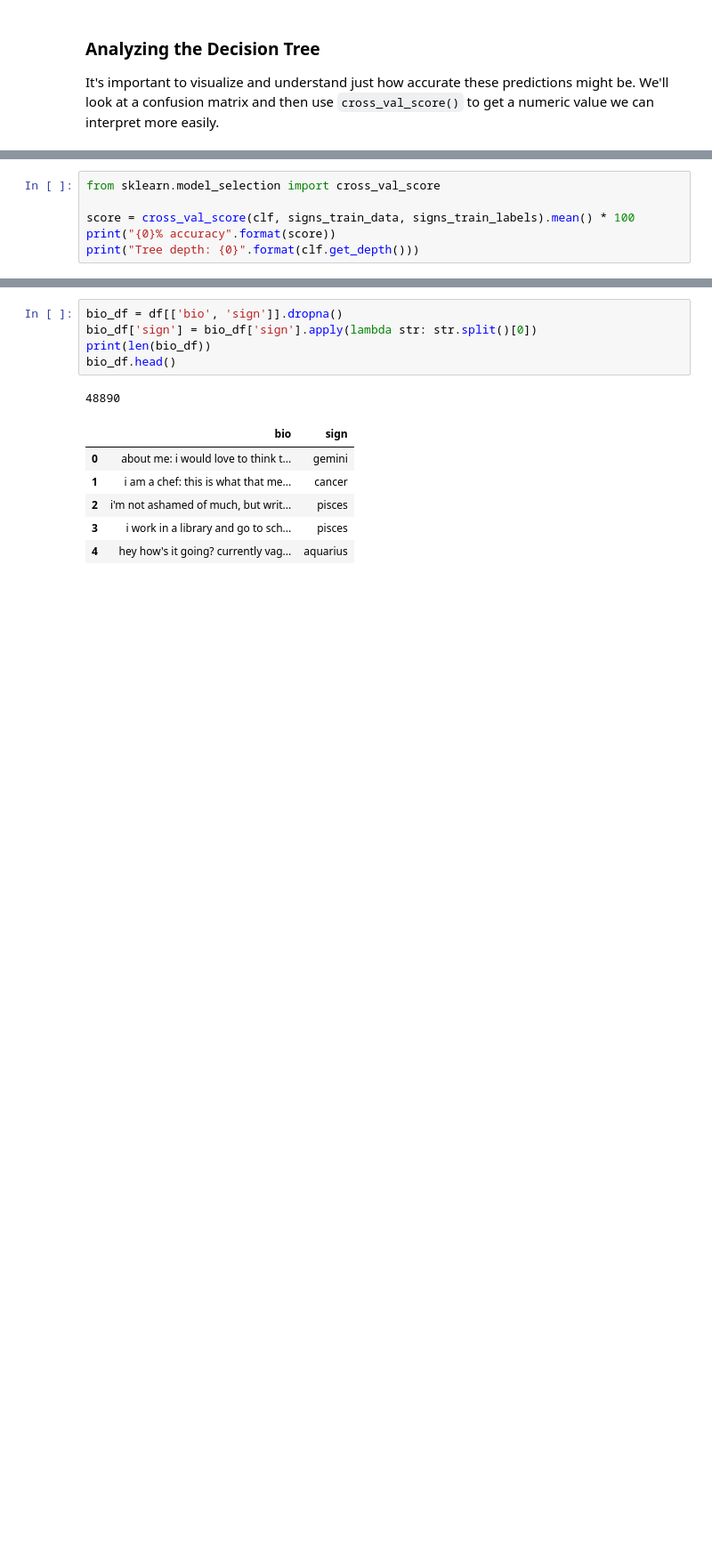
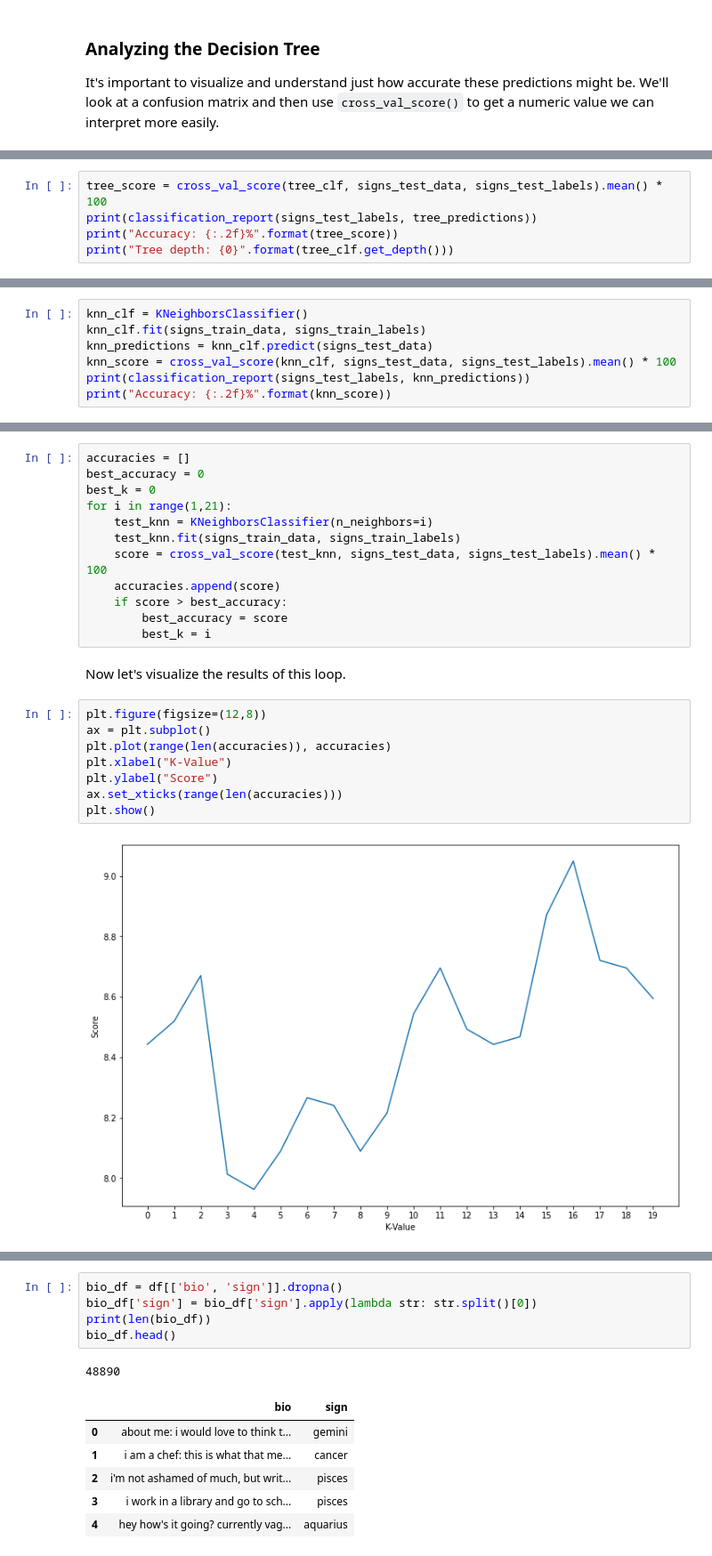
Before and after one commit to arkmalcom/date-a-scientist, a Jupyter notebook: date-a-scientist.ipynb, the cells around one changed output, grey strips where cells are left out. Shown at 89% size. Drawn from its saved outputs; the diff is of its cells as text; blank space fills up the shorter version.

```diff
--- a/date-a-scientist.ipynb
+++ b/date-a-scientist.ipynb
@@ -206,7 +238,6 @@ plt.show()
 # %%
-from sklearn.model_selection import cross_val_score
-
-score = cross_val_score(clf, signs_train_data, signs_train_labels).mean() * 100
-print("{0}% accuracy".format(score))
-print("Tree depth: {0}".format(clf.get_depth()))
+tree_score = cross_val_score(tree_clf, signs_test_data, signs_test_labels).mean() * 100
+print(classification_report(signs_test_labels, tree_predictions))
+print("Accuracy: {:.2f}%".format(tree_score))
+print("Tree depth: {0}".format(tree_clf.get_depth()))
 # %% [output]
@@ -222,0 +269,7 @@ Finally, would it be possible to predict a person's zodiac sign based on the des
+# %%
+knn_clf = KNeighborsClassifier()
+knn_clf.fit(signs_train_data, signs_train_labels)
+knn_predictions = knn_clf.predict(signs_test_data)
+knn_score = cross_val_score(knn_clf, signs_test_data, signs_test_labels).mean() * 100
+print(classification_report(signs_test_labels, knn_predictions))
+print("Accuracy: {:.2f}%".format(knn_score))
@@ -222,0 +301,24 @@ Finally, would it be possible to predict a person's zodiac sign based on the des
+# %%
+accuracies = []
+best_accuracy = 0
+best_k = 0
+for i in range(1,21):
+    test_knn = KNeighborsClassifier(n_neighbors=i)
+    test_knn.fit(signs_train_data, signs_train_labels)
+    score = cross_val_score(test_knn, signs_test_data, signs_test_labels).mean() * 100
+    accuracies.append(score)
+    if score > best_accuracy:
+        best_accuracy = score
+        best_k = i
+# %% [markdown]
+Now let's visualize the results of this loop.
+# %%
+plt.figure(figsize=(12,8))
+ax = plt.subplot()
+plt.plot(range(len(accuracies)), accuracies)
+plt.xlabel("K-Value")
+plt.ylabel("Score")
+ax.set_xticks(range(len(accuracies)))
+plt.show()
+# %% [output]
+[figure, added]
```
Also changed, not shown: parts of 38 cells of this notebook.
